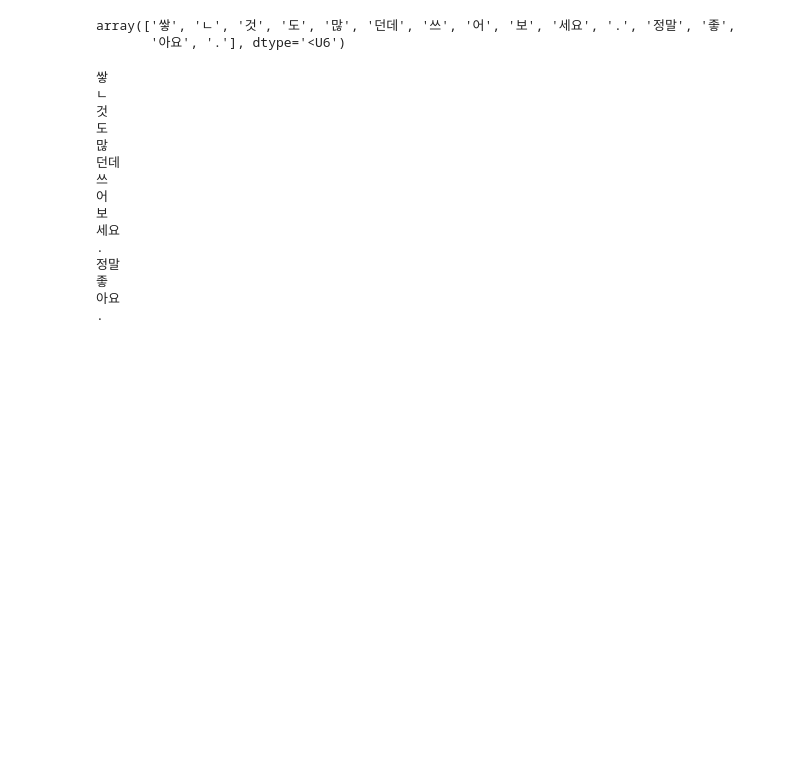
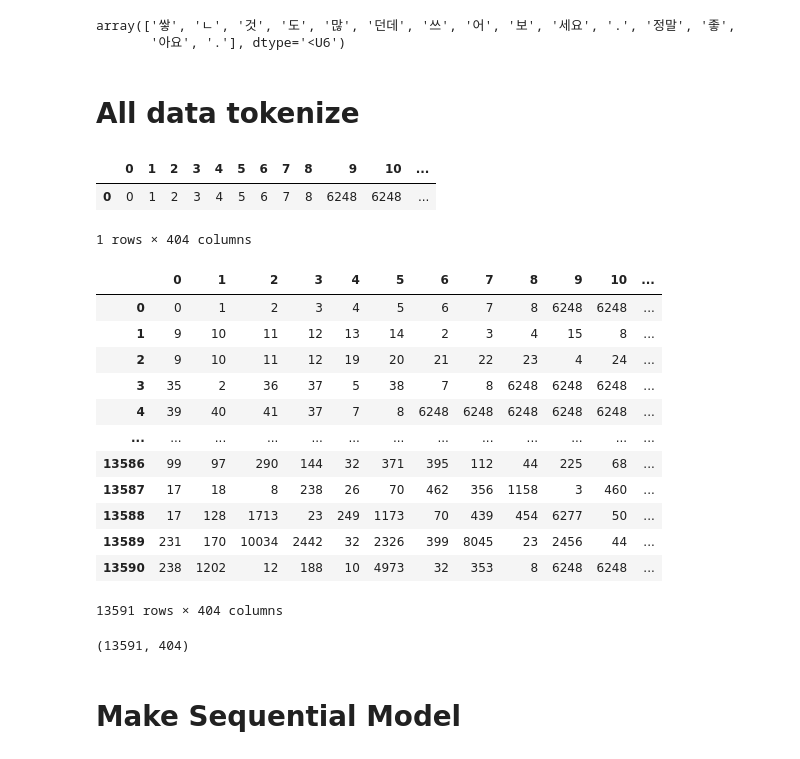
Before and after one commit to YMGYM/TSE_Learning, a Jupyter notebook: Korean_Processing.ipynb, the cells around one changed output. Saved outputs shown, nothing was run; the diff lists cells and outputs as text; code cells hidden in the pictures; blank space fills up the shorter version.

Commit message:
model_input_check

```diff
--- a/Korean_Processing.ipynb
+++ b/Korean_Processing.ipynb
@@ -84,22 +100,31 @@ result2
 # %% [output]
 array(['쌓', 'ㄴ', '것', '도', '많', '던데', '쓰', '어', '보', '세요', '.', '정말', '좋',
        '아요', '.'], dtype='<U6')
-# %%
-for r in result:
-  print(tokenizer.idx2word.get(r))
-# %% [output]
-쌓
-ㄴ
-것
-도
-많
-던데
-쓰
-어
-보
-세요
-.
-정말
-좋
-아요
-.
+# %% [markdown]
+# All data tokenize
+# %%
+pd.DataFrame(tokenizer.get_idx(filled_data.iloc[0]).reshape(1,-1))
+# %% [output]
+|  | 0 | 1 | 2 | 3 | 4 | 5 | 6 | 7 | 8 | 9 | 10 | ... |
+| 0 | 0 | 1 | 2 | 3 | 4 | 5 | 6 | 7 | 8 | 6248 | 6248 | ... |
+1 rows × 404 columns
+# %%
+tokenized = pd.DataFrame()
+for idx, row in filled_data.iterrows():
+  tokenized = tokenized.append(pd.DataFrame(tokenizer.get_idx(row).reshape(1,-1)), ignore_index=True)
+# %%
+tokenized
+# %% [output]
+|  | 0 | 1 | 2 | 3 | 4 | 5 | 6 | 7 | 8 | 9 | 10 | ... |
+| 0 | 0 | 1 | 2 | 3 | 4 | 5 | 6 | 7 | 8 | 6248 | 6248 | ... |
+| 1 | 9 | 10 | 11 | 12 | 13 | 14 | 2 | 3 | 4 | 15 | 8 | ... |
+| 2 | 9 | 10 | 11 | 12 | 19 | 20 | 21 | 22 | 23 | 4 | 24 | ... |
+| 3 | 35 | 2 | 36 | 37 | 5 | 38 | 7 | 8 | 6248 | 6248 | 6248 | ... |
+| 4 | 39 | 40 | 41 | 37 | 7 | 8 | 6248 | 6248 | 6248 | 6248 | 6248 | ... |
+| ... | ... | ... | ... | ... | ... | ... | ... | ... | ... | ... | ... | ... |
+| 13586 | 99 | 97 | 290 | 144 | 32 | 371 | 395 | 112 | 44 | 225 | 68 | ... |
+| 13587 | 17 | 18 | 8 | 238 | 26 | 70 | 462 | 356 | 1158 | 3 | 460 | ... |
+| 13588 | 17 | 128 | 1713 | 23 | 249 | 1173 | 70 | 439 | 454 | 6277 | 50 | ... |
+| 13589 | 231 | 170 | 10034 | 2442 | 32 | 2326 | 399 | 8045 | 23 | 2456 | 44 | ... |
+| 13590 | 238 | 1202 | 12 | 188 | 10 | 4973 | 32 | 353 | 8 | 6248 | 6248 | ... |
+13591 rows × 404 columns
@@ -105,0 +133,6 @@ for r in result:
+# %%
+np_tokenized.shape
+# %% [output]
+(13591, 404)
+# %% [markdown]
+# Make Sequential Model
```
Also changed, not shown: parts of 12 cells of this notebook.
